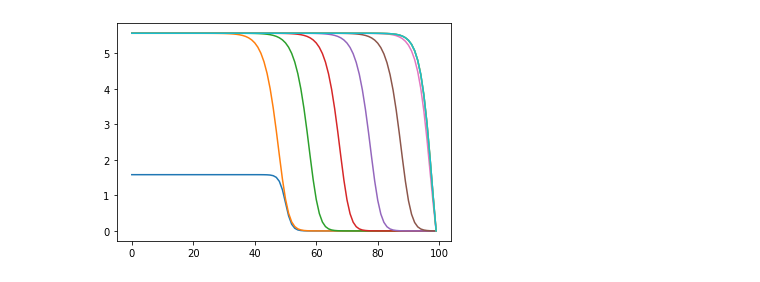
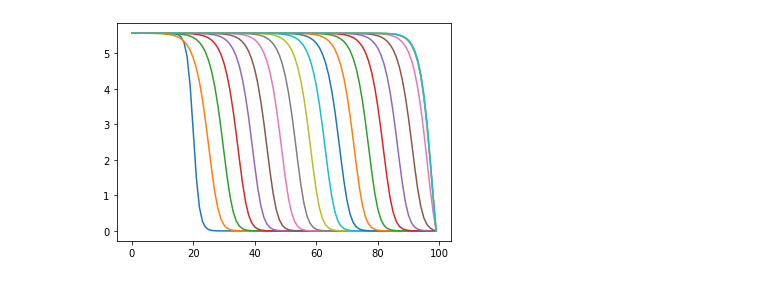
Before and after one commit to AxelEiman/CompBio, a Jupyter notebook: Hw2.1.ipynb, the cells around one changed output. Cells and saved outputs as stored; diff of their text form; code cells hidden in the pictures.

```diff
--- a/Hw2.1.ipynb
+++ b/Hw2.1.ipynb
@@ -65,6 +65,6 @@ for tau in range(tsteps):
         else:
             u3[xi, tau+1] = u3[xi, tau] + dt*(rho*u3[xi,tau]*(1-u3[xi,tau]/q) - u3[xi,tau]/(1+u3[xi,tau]) + (u3[xi+h, tau] + u3[xi-h, tau] - 2*u3[xi,tau])/h**2)
 # %%
-for i in np.linspace(0,tmax/dt,10):
+for i in np.linspace(0,tmax/dt,30):
     plt.plot(u[:,int(i)])
 # %% [output]
@@ -72,4 +93,4 @@ for i in np.linspace(0,tmax/dt,10):
 # %%
-for i in np.linspace(0,tmax/dt,10):
+for i in np.linspace(0,tmax/dt,30):
     plt.plot(u2[:,int(i)])
 # %% [output]
@@ -77,5 +114,5 @@ for i in np.linspace(0,tmax/dt,10):
 # %%
-for i in np.linspace(0,tmax/dt,10):
+for i in np.linspace(0,tmax/dt,20):
     plt.plot(u3[:,int(i)])
 # %% [output]
-[figure, old version]
+[figure, new version]
```
Also changed, not shown: parts of 4 cells of this notebook.
